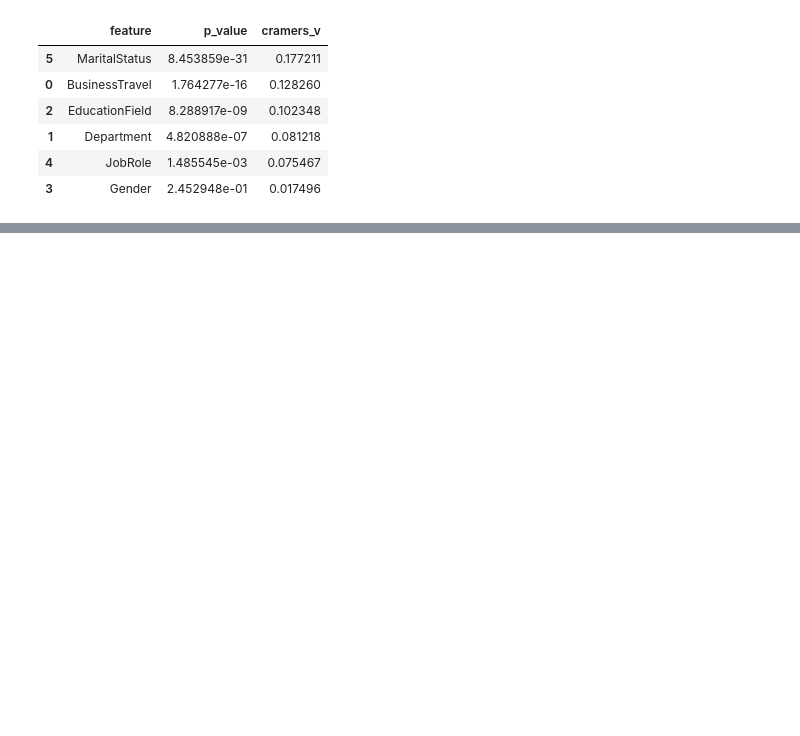
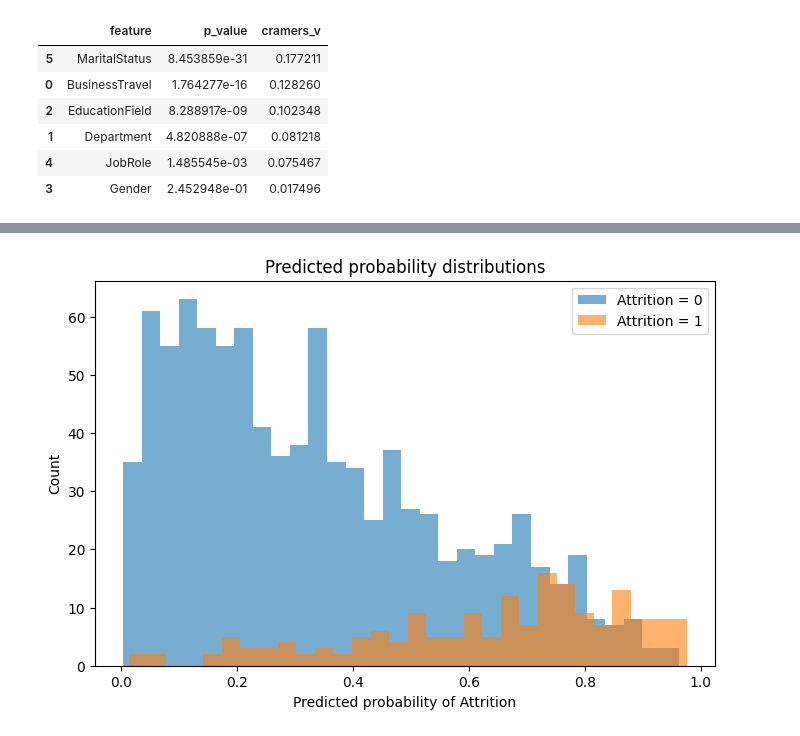
Before and after one commit to Pierrick101/ProjectAI_CESI, a Jupyter notebook: Project_AI/Checkdata.ipynb, the cells around one changed output, grey strips where cells are left out. Drawn from its saved outputs; the diff is of its cells as text; code cells hidden in the pictures; blank space fills up the shorter version.

```diff
--- a/Project_AI/Checkdata.ipynb
+++ b/Project_AI/Checkdata.ipynb
@@ -331,0 +438,3 @@ high_corr_pairs
+# %%
+X = features.drop(columns=["Attrition", "EmployeeID", negligible])
+y = features["Attrition"]
@@ -331,0 +514,15 @@ high_corr_pairs
+# %%
+import matplotlib.pyplot as plt
+
+plt.figure(figsize=(8, 5))
+
+plt.hist(y_proba[y_test == 0], bins=30, alpha=0.6, label="Attrition = 0")
+plt.hist(y_proba[y_test == 1], bins=30, alpha=0.6, label="Attrition = 1")
+
+plt.xlabel("Predicted probability of Attrition")
+plt.ylabel("Count")
+plt.legend()
+plt.title("Predicted probability distributions")
+plt.show()
+# %% [output]
+[figure, added]
```
Also changed, not shown: parts of 8 cells of this notebook, 7 other files.
